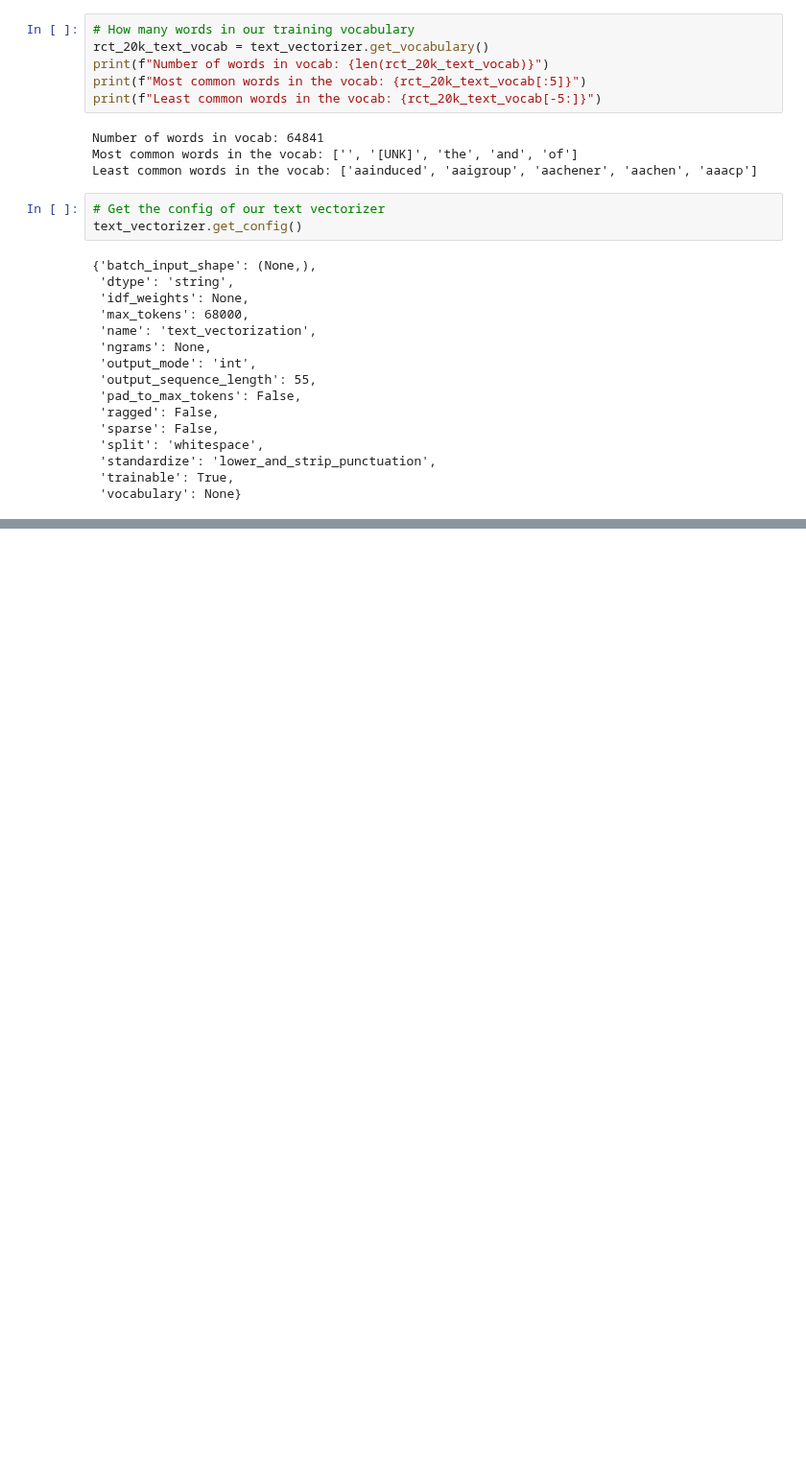
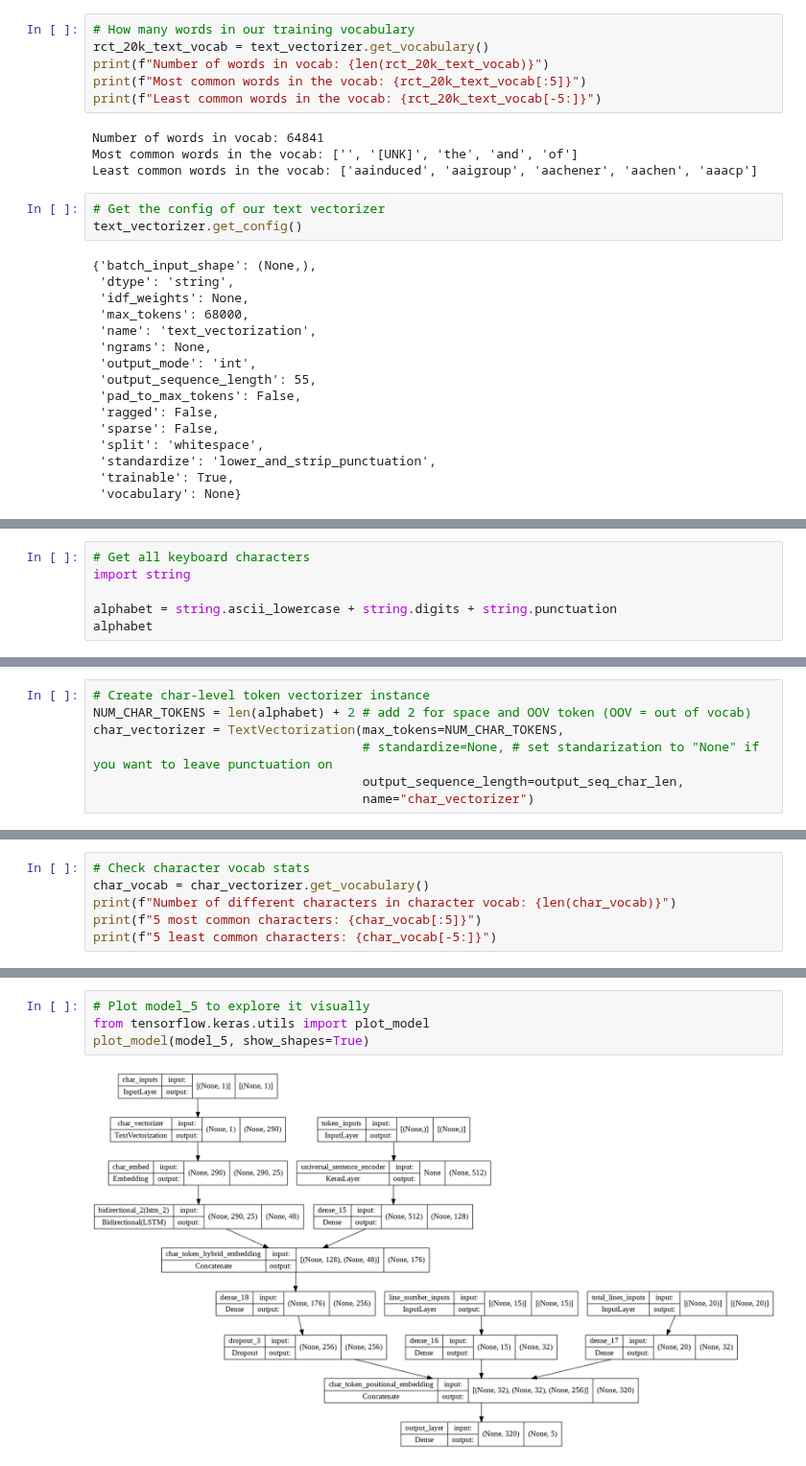
Before and after one commit to Nikhil-Nandam/TensorFlow-Notebooks, a Jupyter notebook: 09_SkimLit_NLP_Milestone_Project_2.ipynb, the cells around one changed output, grey strips where cells are left out. Shown at 96% size. Saved outputs shown, nothing was run; the diff lists cells and outputs as text; blank space fills up the shorter version.

```diff
--- a/09_SkimLit_NLP_Milestone_Project_2.ipynb
+++ b/09_SkimLit_NLP_Milestone_Project_2.ipynb
@@ -501,0 +800,6 @@ text_vectorizer.get_config()
+# %%
+# Get all keyboard characters
+import string
+
+alphabet = string.ascii_lowercase + string.digits + string.punctuation
+alphabet
@@ -501,0 +808,7 @@ text_vectorizer.get_config()
+# %%
+# Create char-level token vectorizer instance
+NUM_CHAR_TOKENS = len(alphabet) + 2 # add 2 for space and OOV token (OOV = out of vocab)
+char_vectorizer = TextVectorization(max_tokens=NUM_CHAR_TOKENS,
+                                    # standardize=None, # set standarization to "None" if you want to leave punctuation on
+                                    output_sequence_length=output_seq_char_len,
+                                    name="char_vectorizer")
@@ -501,0 +818,6 @@ text_vectorizer.get_config()
+# %%
+# Check character vocab stats
+char_vocab = char_vectorizer.get_vocabulary()
+print(f"Number of different characters in character vocab: {len(char_vocab)}")
+print(f"5 most common characters: {char_vocab[:5]}")
+print(f"5 least common characters: {char_vocab[-5:]}")
@@ -501,0 +1369,6 @@ text_vectorizer.get_config()
+# %%
+# Plot model_5 to explore it visually
+from tensorflow.keras.utils import plot_model
+plot_model(model_5, show_shapes=True)
+# %% [output]
+[figure, added]
```
Also changed, not shown: parts of 90 cells of this notebook.
